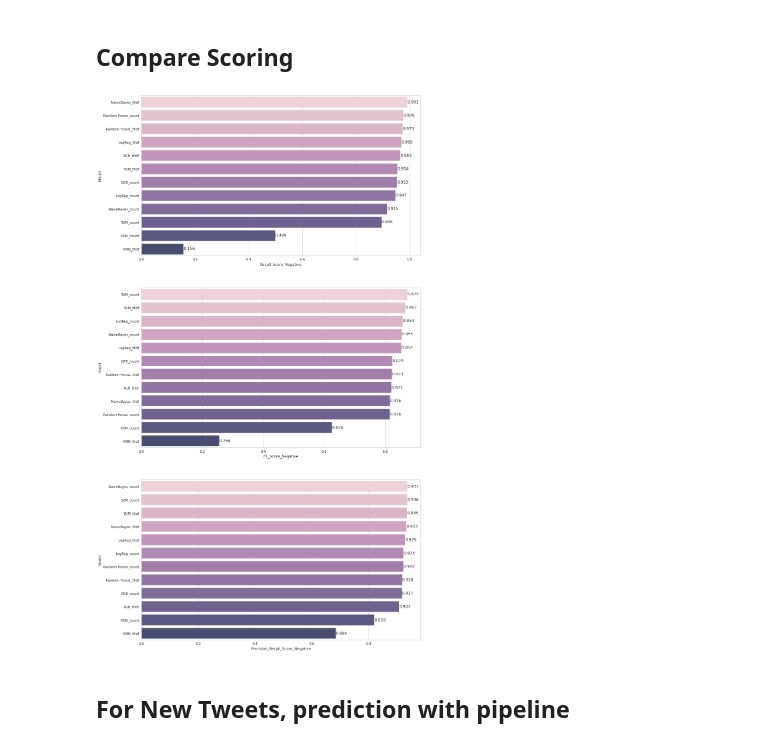
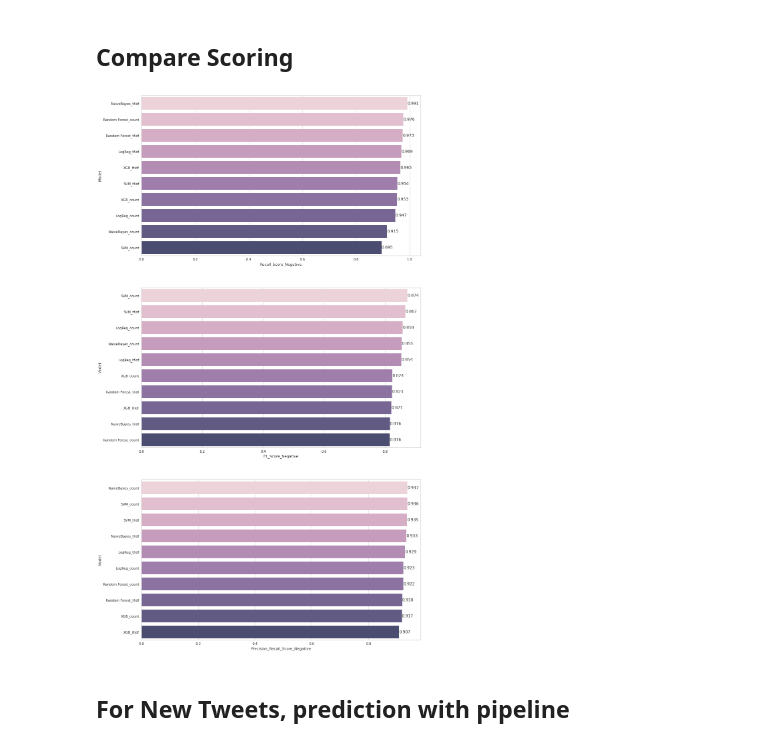
Before and after one commit to dilaraozcerit/NLP, a Jupyter notebook: airline-sentiment-analysis.ipynb, the cells around one changed output. Saved outputs shown, nothing was run; the diff lists cells and outputs as text; code cells hidden in the pictures.

```diff
--- a/airline-sentiment-analysis.ipynb
+++ b/airline-sentiment-analysis.ipynb
@@ -380,4 +377,0 @@ svc_AP_neg = viz.score_["negative"]
-# %%
-from sklearn.neighbors import KNeighborsClassifier
-knn = KNeighborsClassifier(n_neighbors=7)
-knn.fit(X_train_count,y_train)
@@ -766,4 +706,0 @@ svc_tfidf_AP_neg = viz.score_["negative"]
-# %%
-from sklearn.neighbors import KNeighborsClassifier
-knn = KNeighborsClassifier(n_neighbors=8)
-knn.fit(X_train_tf_idf,y_train)
@@ -804,10 +706,0 @@ dtype: float64
-# %%
-viz = PrecisionRecallCurve(
-    KNeighborsClassifier(n_neighbors=8),
-    classes=knn.classes_,
-    per_class=True,
-    cmap="Set1"
-)
-viz.fit(X_train_tf_idf,y_train)
-viz.score(X_test_tf_idf, y_test)
-viz.show();
@@ -934,52 +820,52 @@ xgb_tfidf_AP_neg = viz.score_["negative"]
 # %% [markdown]
 ## Compare Scoring
 # %%
-compare = pd.DataFrame({"Model": ["NaiveBayes_count", "LogReg_count", "SVM_count", "KNN_count", "Random Forest_count",
-                                  "XGB_count", "NaiveBayes_tfidf", "LogReg_tfidf", "SVM_tfidf", "KNN_tfidf",
+compare = pd.DataFrame({"Model": ["NaiveBayes_count", "LogReg_count", "SVM_count", "Random Forest_count",
+                                  "XGB_count", "NaiveBayes_tfidf", "LogReg_tfidf", "SVM_tfidf",
                                   "Random Forest_tfidf", "XGB_tfidf"],
 
-                        "F1_Score_Negative": [nb_count_f1_neg[0], log_count_f1_neg[0], svc_count_f1_neg[0], knn_count_f1_neg[0],
-                                             rf_count_f1_neg[0], xgb_count_f1_neg[0], nb_tfidf_f1_neg[0], log_tfidf_f1_neg[0],
-                                             svc_tfidf_f1_neg[0], knn_tfidf_f1_neg[0], rf_tfidf_f1_neg[0], xgb_tfidf_f1_neg[0]],
+                        "F1_Score_Negative": [nb_count_f1_neg[0], log_count_f1_neg[0], svc_count_f1_neg[0],rf_count_f1_neg[0],
+                                              xgb_count_f1_neg[0], nb_tfidf_f1_neg[0], log_tfidf_f1_neg[0], svc_tfidf_f1_neg[0],
+                                              rf_tfidf_f1_neg[0], xgb_tfidf_f1_neg[0]],
 
                         "Recall_Score_Negative": [nb_count_rec_neg[0], log_count_rec_neg[0], svc_count_rec_neg[0],
-                                                  knn_count_rec_neg[0], rf_count_rec_neg[0], xgb_count_rec_neg[0],
-                                                  nb_tfidf_rec_neg[0], log_tfidf_rec_neg[0], svc_tfidf_rec_neg[0],
-                                                  knn_tfidf_rec_neg[0], rf_tfidf_rec_neg[0], xgb_tfidf_rec_neg[0]],
+                                                  rf_count_rec_neg[0], xgb_count_rec_neg[0], nb_tfidf_rec_neg[0],
+                                                  log_tfidf_rec_neg[0], svc_tfidf_rec_neg[0],rf_tfidf_rec_neg[0],
+                                                  xgb_tfidf_rec_neg[0]],
 
-                        "Precision_Recall_Score_Negative": [nb_AP_neg, log_AP_neg, svc_AP_neg, knn_AP_neg, rf_AP_neg,
-                                                          xgb_AP_neg, nb_tfidf_AP_neg, log_tfidf_AP_neg, svc_tfidf_AP_neg,
-                                                           knn_tfidf_AP_neg, rf_tfidf_AP_neg, xgb_tfidf_AP_neg]})
+                        "Precision_Recall_Score_Negative": [nb_AP_neg, log_AP_neg, svc_AP_neg, rf_AP_neg, xgb_AP_neg,
+                                                            nb_tfidf_AP_neg, log_tfidf_AP_neg, svc_tfidf_AP_neg,
+                                                            rf_tfidf_AP_neg, xgb_tfidf_AP_neg]})
 
 def labels(ax):
 
     for p in ax.patches:
         width = p.get_width()                        # get bar length
         ax.text(width,                               # set the text at 1 unit right of the bar
                 p.get_y() + p.get_height() / 2,      # get Y coordinate + X coordinate / 2
                 '{:1.3f}'.format(width),             # set variable to display, 2 decimals
                 ha = 'left',                         # horizontal alignment
                 va = 'center')                       # vertical alignment
 
 plt.figure(figsize=(15,30))
 plt.subplot(311)
 compare = compare.sort_values(by="Recall_Score_Negative", ascending=False)
 ax=sns.barplot(x="Recall_Score_Negative", y="Model", data=compare, palette="ch:8.5,.5,dark=.3")
 labels(ax)
 
 plt.subplot(312)
 compare = compare.sort_values(by="F1_Score_Negative", ascending=False)
 ax=sns.barplot(x="F1_Score_Negative", y="Model", data=compare, palette="ch:8.5,.5,dark=.3")
 labels(ax)
 
 
 plt.subplot(313)
 compare = compare.sort_values(by="Precision_Recall_Score_Negative", ascending=False)
 ax=sns.barplot(x="Precision_Recall_Score_Negative", y="Model", data=compare, palette="ch:8.5,.5,dark=.3")
 labels(ax)
 plt.show();
 # %% [output]
-[figure, old version]
+[figure, new version]
 # %% [markdown]
 ## For New Tweets, prediction with pipeline
 # %%
```
Also changed, not shown: parts of 21 cells of this notebook.
